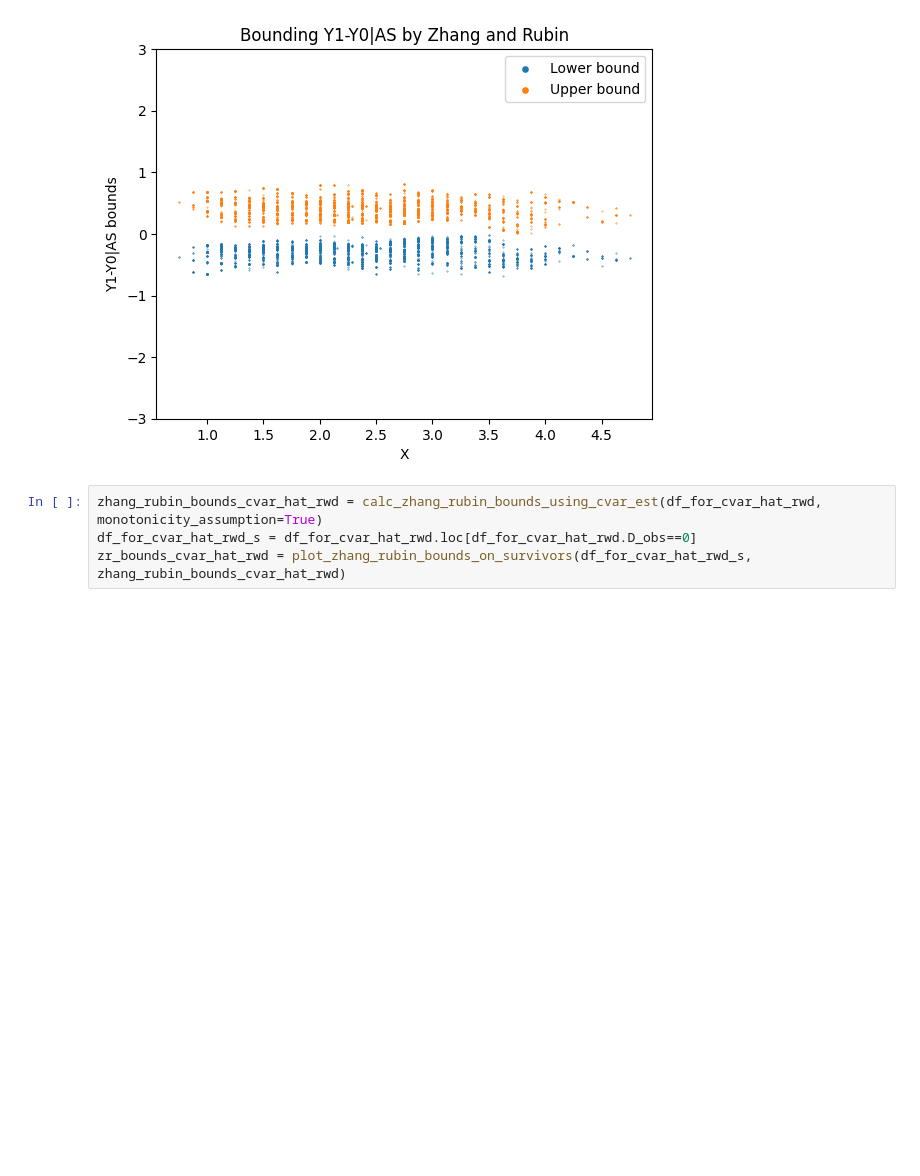
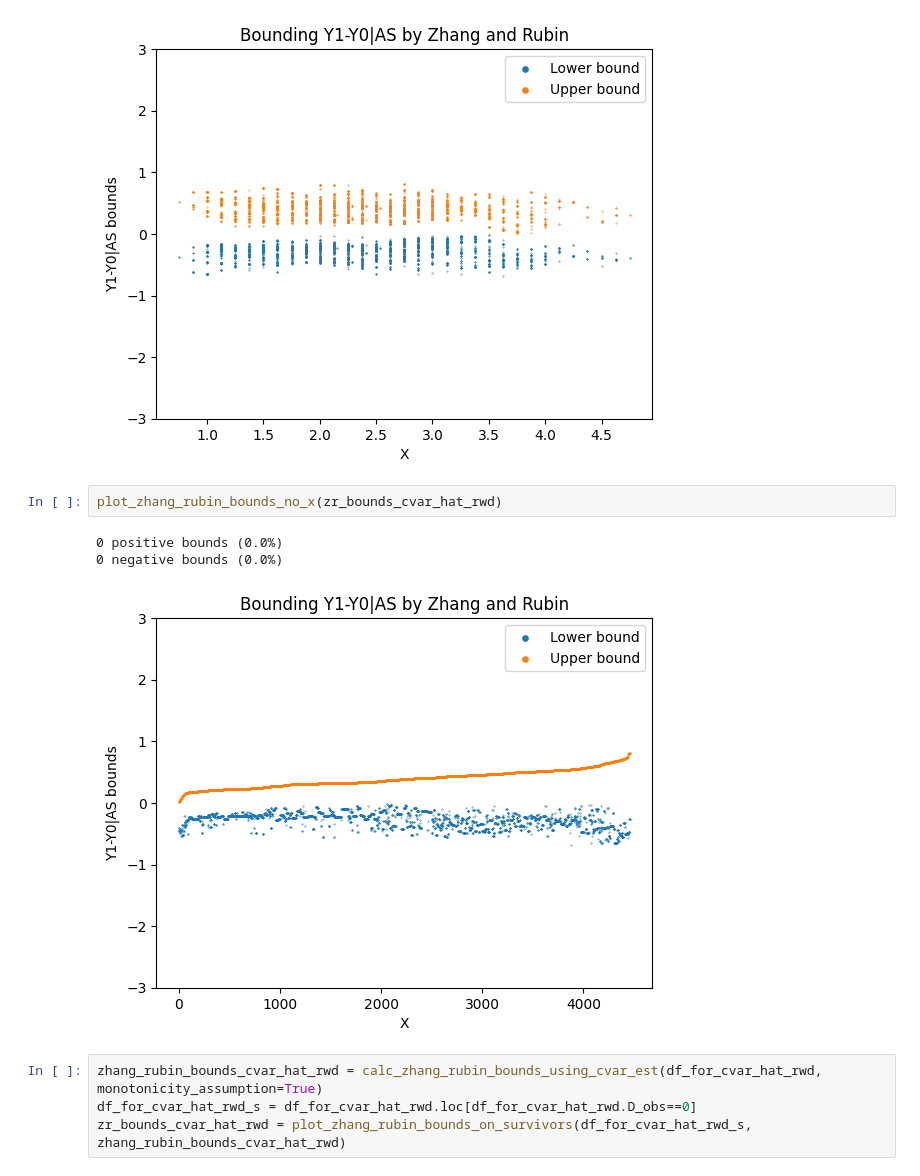
Before and after one commit to HadarRosenwald/competing_risks_simulation, a Jupyter notebook: competing_risks_simulation.ipynb, the cells around one changed output. Drawn from its saved outputs; the diff is of its cells as text; blank space fills up the shorter version.

Commit message:
plotting by index and not by x

```diff
--- a/competing_risks_simulation.ipynb
+++ b/competing_risks_simulation.ipynb
@@ -102,6 +102,12 @@ df_for_cvar_hat_rwd_s = df_for_cvar_hat_rwd.loc[df_for_cvar_hat_rwd.D_obs==0]
 zr_bounds_cvar_hat_rwd = plot_zhang_rubin_bounds_on_survivors(df_for_cvar_hat_rwd_s, zhang_rubin_bounds_cvar_hat_rwd)
 # %% [output]
 [figure]
+# %%
+plot_zhang_rubin_bounds_no_x(zr_bounds_cvar_hat_rwd)
+# %% [output]
+0 positive bounds (0.0%)
+0 negative bounds (0.0%)
+[figure, added]
 # %%
 zhang_rubin_bounds_cvar_hat_rwd = calc_zhang_rubin_bounds_using_cvar_est(df_for_cvar_hat_rwd, monotonicity_assumption=True)
 df_for_cvar_hat_rwd_s = df_for_cvar_hat_rwd.loc[df_for_cvar_hat_rwd.D_obs==0]
```
Also changed, not shown: parts of 4 cells of this notebook, 1 other file.
